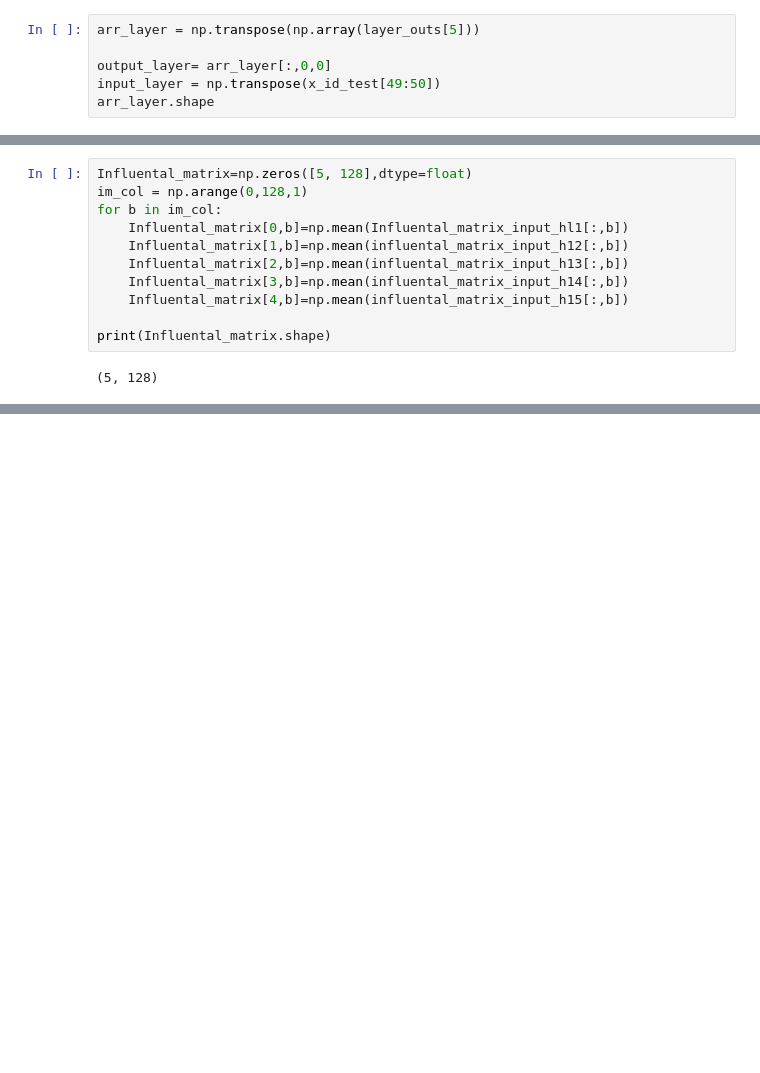
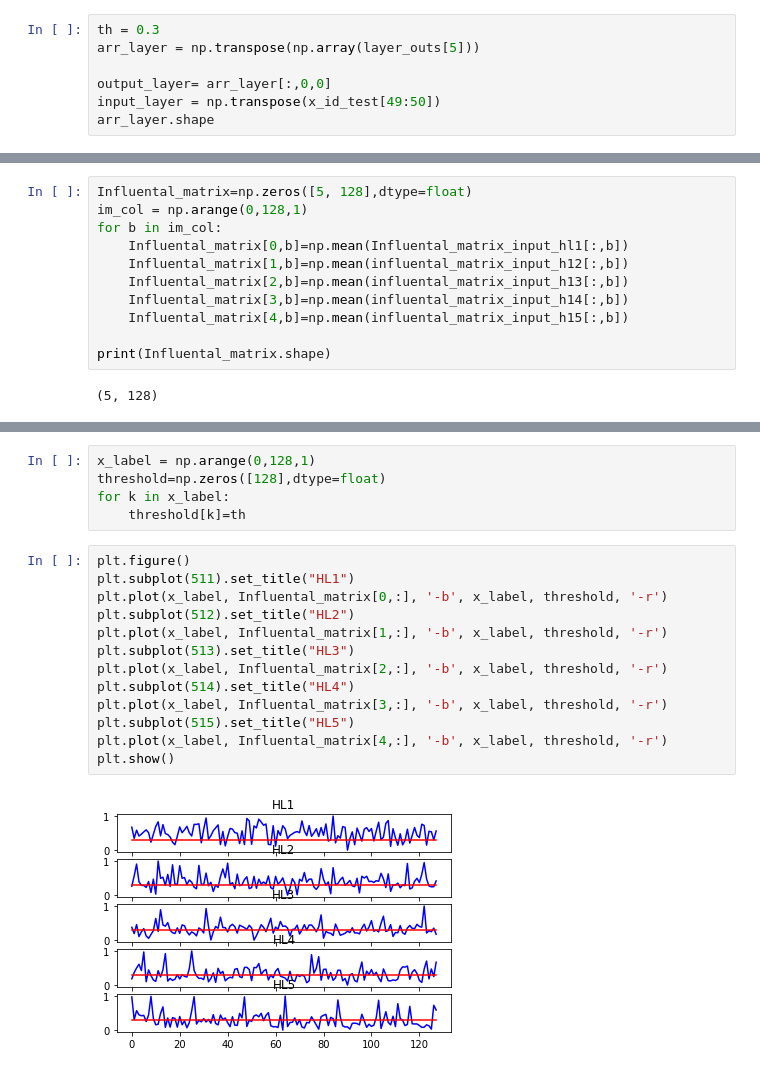
Before and after one commit to lp02781/tutorialTensorFlow, a Jupyter notebook: paper1_test/ann_reg.ipynb, the cells around one changed output, grey strips where cells are left out. Saved outputs shown, nothing was run; the diff lists cells and outputs as text; blank space fills up the shorter version.

```diff
--- a/paper1_test/ann_reg.ipynb
+++ b/paper1_test/ann_reg.ipynb
@@ -183,6 +181,7 @@ for i in row:
     for q in rows:
         hiden_layer[q,i]=arr_layer[q,0,0]
 # %%
+th = 0.3
 arr_layer = np.transpose(np.array(layer_outs[5]))
 
 output_layer= arr_layer[:,0,0]
@@ -329,0 +350,20 @@ plt.show()
+# %%
+x_label = np.arange(0,128,1)
+threshold=np.zeros([128],dtype=float)
+for k in x_label:
+    threshold[k]=th
+# %%
+plt.figure()
+plt.subplot(511).set_title("HL1")
+plt.plot(x_label, Influental_matrix[0,:], '-b', x_label, threshold, '-r')
+plt.subplot(512).set_title("HL2")
+plt.plot(x_label, Influental_matrix[1,:], '-b', x_label, threshold, '-r')
+plt.subplot(513).set_title("HL3")
+plt.plot(x_label, Influental_matrix[2,:], '-b', x_label, threshold, '-r')
+plt.subplot(514).set_title("HL4")
+plt.plot(x_label, Influental_matrix[3,:], '-b', x_label, threshold, '-r')
+plt.subplot(515).set_title("HL5")
+plt.plot(x_label, Influental_matrix[4,:], '-b', x_label, threshold, '-r')
+plt.show()
+# %% [output]
+[figure, added]
```
Also changed, not shown: parts of 11 cells of this notebook, 4 other files.
